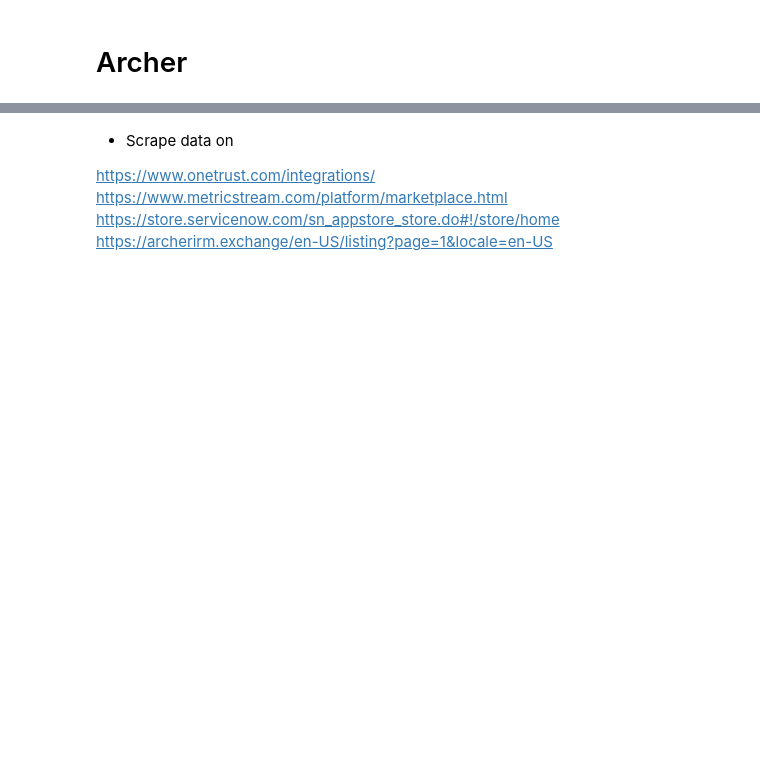
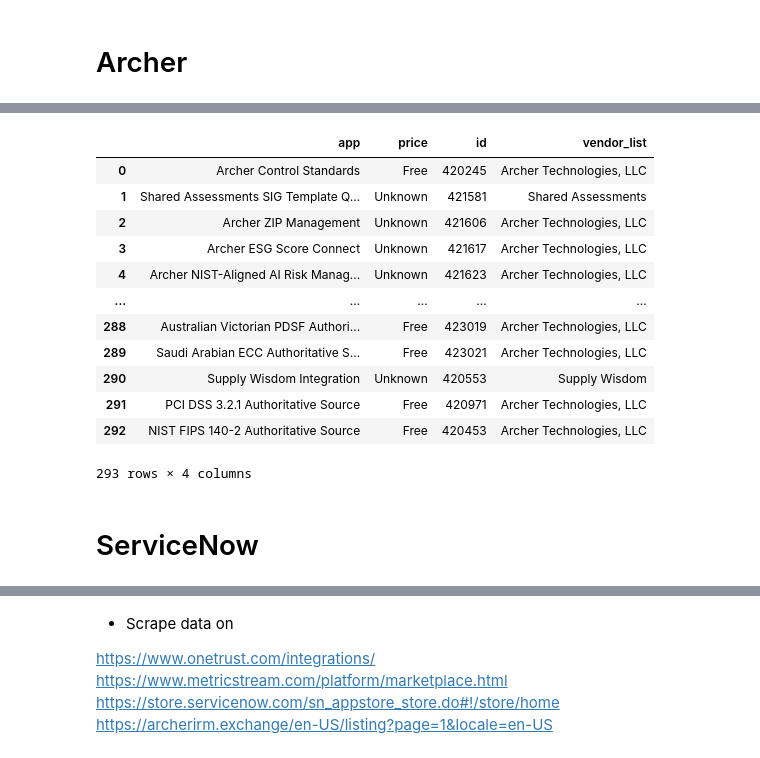
Before and after one commit to knicko/archer-project, a Jupyter notebook: run.ipynb, the cells around one changed output, grey strips where cells are left out. Cells and saved outputs as stored; diff of their text form; code cells hidden in the pictures; blank space fills up the shorter version.

```diff
--- a/run.ipynb
+++ b/run.ipynb
@@ -231,0 +424,2 @@ one_trust('https://www.onetrust.com/integrations/')
+# %%
+archer_df = archer(26)
@@ -231,0 +442,16 @@ one_trust('https://www.onetrust.com/integrations/')
+# %%
+archer_df
+# %% [output]
+|  | app | price | id | vendor_list |
+| 0 | Archer Control Standards | Free | 420245 | Archer Technologies, LLC |
+| 1 | Shared Assessments SIG Template Q... | Unknown | 421581 | Shared Assessments |
+| 2 | Archer ZIP Management | Unknown | 421606 | Archer Technologies, LLC |
+| 3 | Archer ESG Score Connect | Unknown | 421617 | Archer Technologies, LLC |
+| 4 | Archer NIST-Aligned AI Risk Manag... | Unknown | 421623 | Archer Technologies, LLC |
+| ... | ... | ... | ... | ... |
+| 288 | Australian Victorian PDSF Authori... | Free | 423019 | Archer Technologies, LLC |
+| 289 | Saudi Arabian ECC Authoritative S... | Free | 423021 | Archer Technologies, LLC |
+| 290 | Supply Wisdom Integration | Unknown | 420553 | Supply Wisdom |
+| 291 | PCI DSS 3.2.1 Authoritative Source | Free | 420971 | Archer Technologies, LLC |
+| 292 | NIST FIPS 140-2 Authoritative Source | Free | 420453 | Archer Technologies, LLC |
+293 rows × 4 columns
@@ -232 +462,3 @@ one_trust('https://www.onetrust.com/integrations/')
+# %% [markdown]
+# ServiceNow
 # %%
```
Also changed, not shown: parts of 26 cells of this notebook, 6 other files.
